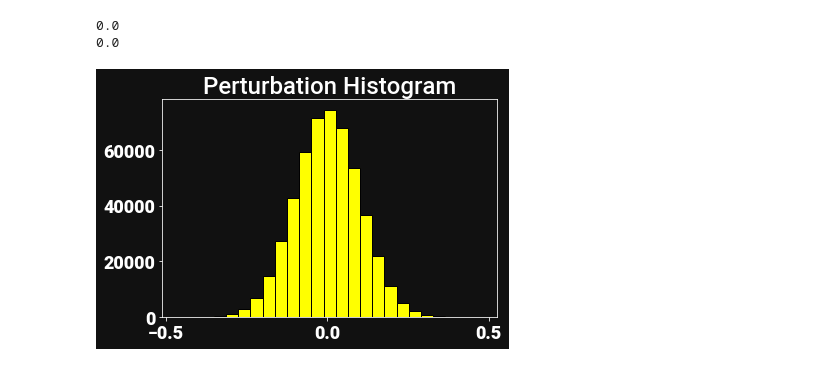
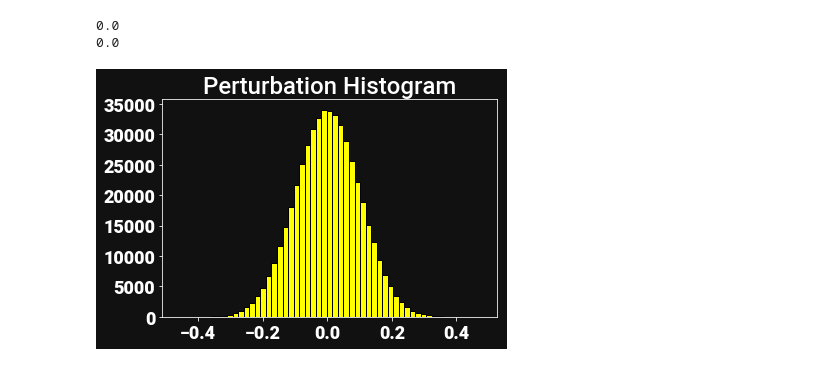
Before and after one commit to jyalim/RCworkshops, a Jupyter notebook: intro-python/stats/stats.ipynb, the cells around one changed output. Saved outputs shown, nothing was run; the diff lists cells and outputs as text; code cells hidden in the pictures.

```diff
--- a/intro-python/stats/stats.ipynb
+++ b/intro-python/stats/stats.ipynb
@@ -171,10 +191,10 @@ print(abs(dX-dY).max())
 0.0
 # %%
 # Visualization (change the bin number)
-plt.hist(dX.flatten(),bins=25,edgecolor='k',facecolor='#ffff00')
+plt.hist(dX.flatten(),bins=55,edgecolor='k',facecolor='#ffff00')
 plt.title('Perturbation Histogram',fontsize=24)
 plt.xticks(fontsize=18)
 plt.yticks(fontsize=18)
 plt.gcf().set_facecolor('#111111');
 # %% [output]
-[figure, old version]
+[figure, new version]
```
Also changed, not shown: parts of 9 cells of this notebook, 2 other files.
